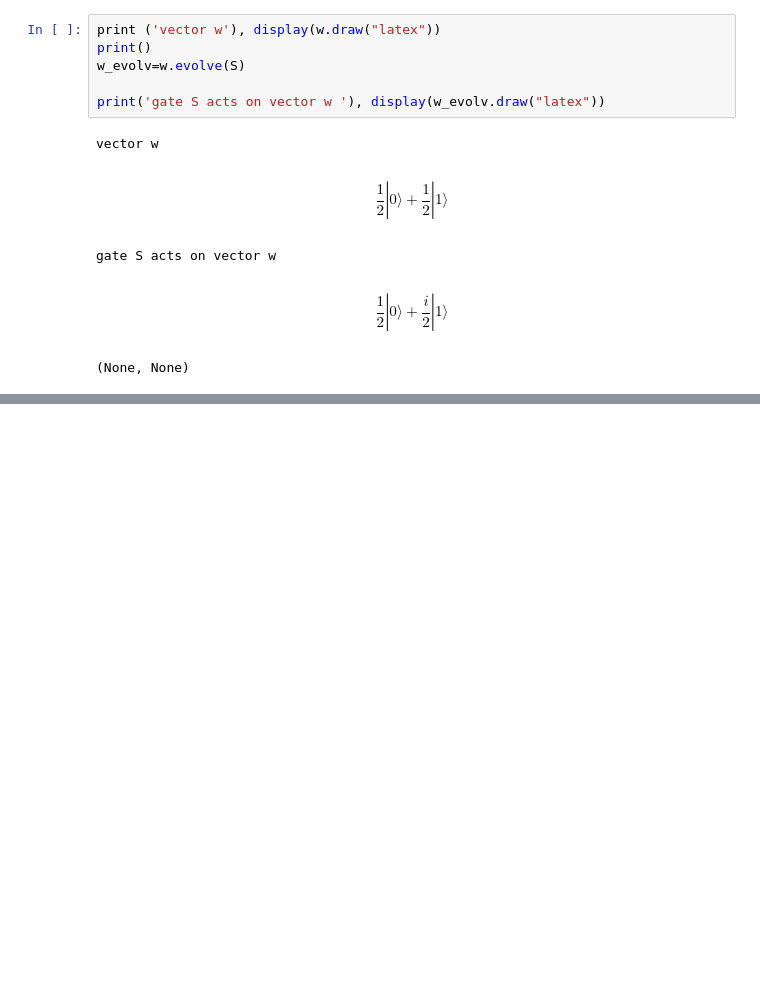
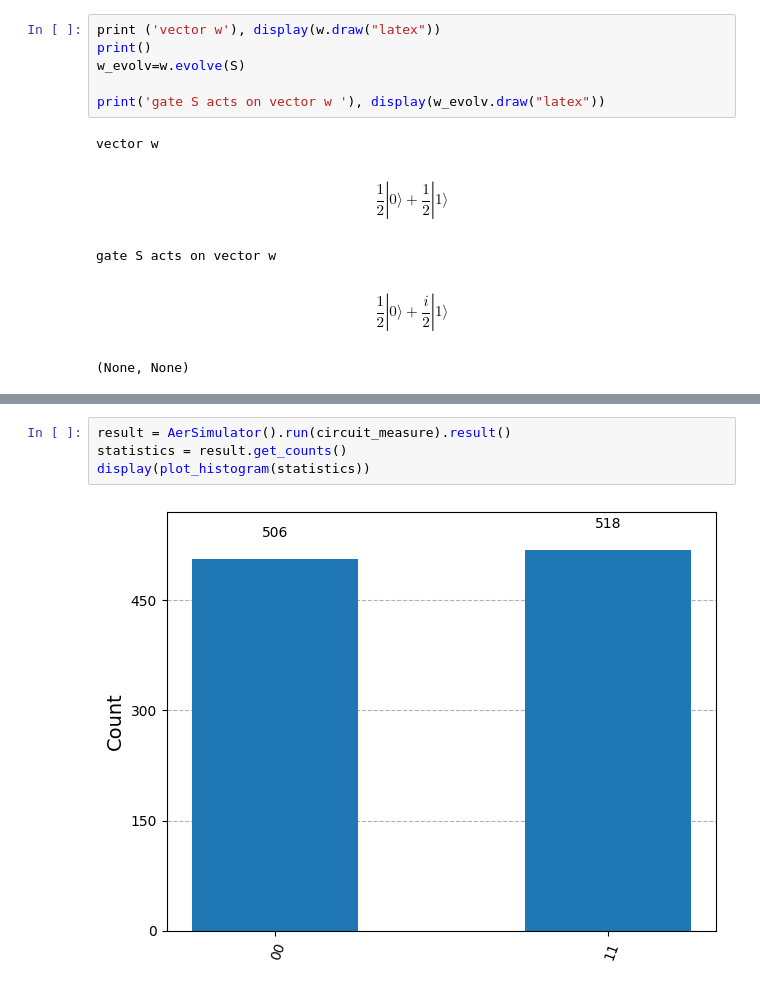
Before and after one commit to EvaaVos/Quantum_Computing_Course, a Jupyter notebook: Qiskit/Unit1_BasicQInformation.ipynb, the cells around one changed output, grey strips where cells are left out. Saved outputs shown, nothing was run; the diff lists cells and outputs as text; blank space fills up the shorter version.

```diff
--- a/Qiskit/Unit1_BasicQInformation.ipynb
+++ b/Qiskit/Unit1_BasicQInformation.ipynb
@@ -234,0 +301,6 @@ jhvufj
+# %%
+result = AerSimulator().run(circuit_measure).result()
+statistics = result.get_counts()
+display(plot_histogram(statistics))
+# %% [output]
+[figure, added]
```
Also changed, not shown: parts of 14 cells of this notebook.
